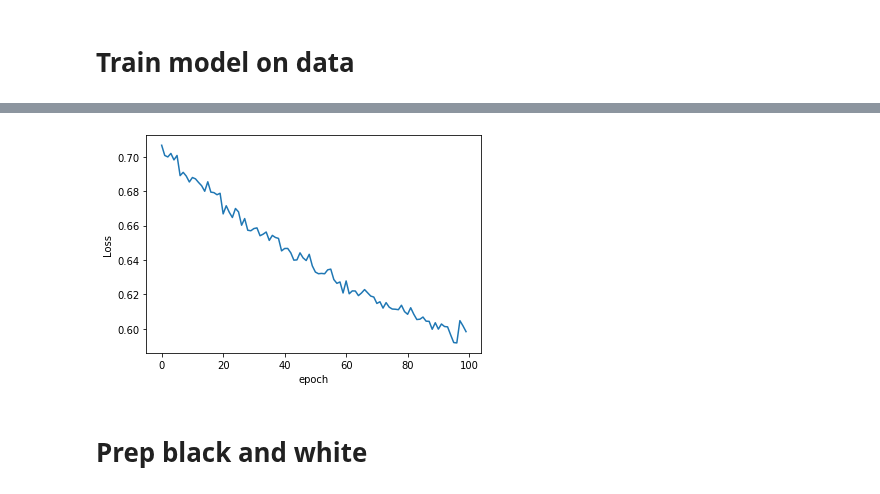
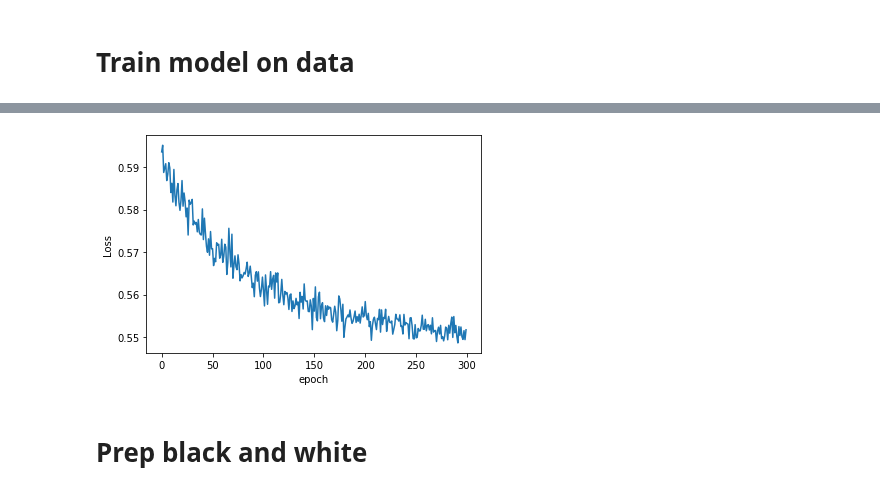
Before and after one commit to oskarwiese/fagprojekt, a Jupyter notebook: src/Classifier_notebook.ipynb, the cells around one changed output, grey strips where cells are left out. Drawn from its saved outputs; the diff is of its cells as text; code cells hidden in the pictures.

```diff
--- a/src/Classifier_notebook.ipynb
+++ b/src/Classifier_notebook.ipynb
@@ -172,7 +189,7 @@ Model(
 loss_function = nn.CrossEntropyLoss()
 optimizer = torch.optim.Adam(model.parameters(), lr=0.001, weight_decay = 1e-6)
 # %%
-epochs = 100
+epochs = 300
 aggregated_losses = []
 
 # Initialize lists for training and validation
@@ -239,4 +256,4 @@ weighted avg       0.74      0.72      0.71      1442
-[figure, old version]
+[figure, new version]
 # %% [markdown]
 # Prep black and white
 # %%
```
Also changed, not shown: parts of 6 cells of this notebook.
